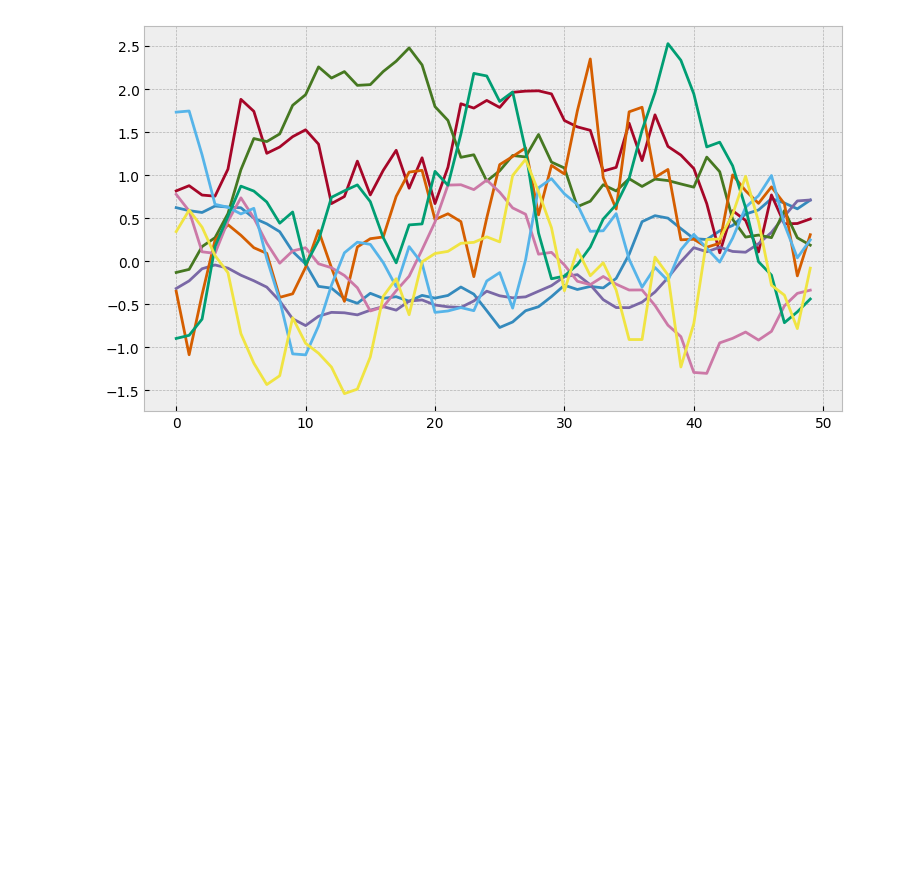
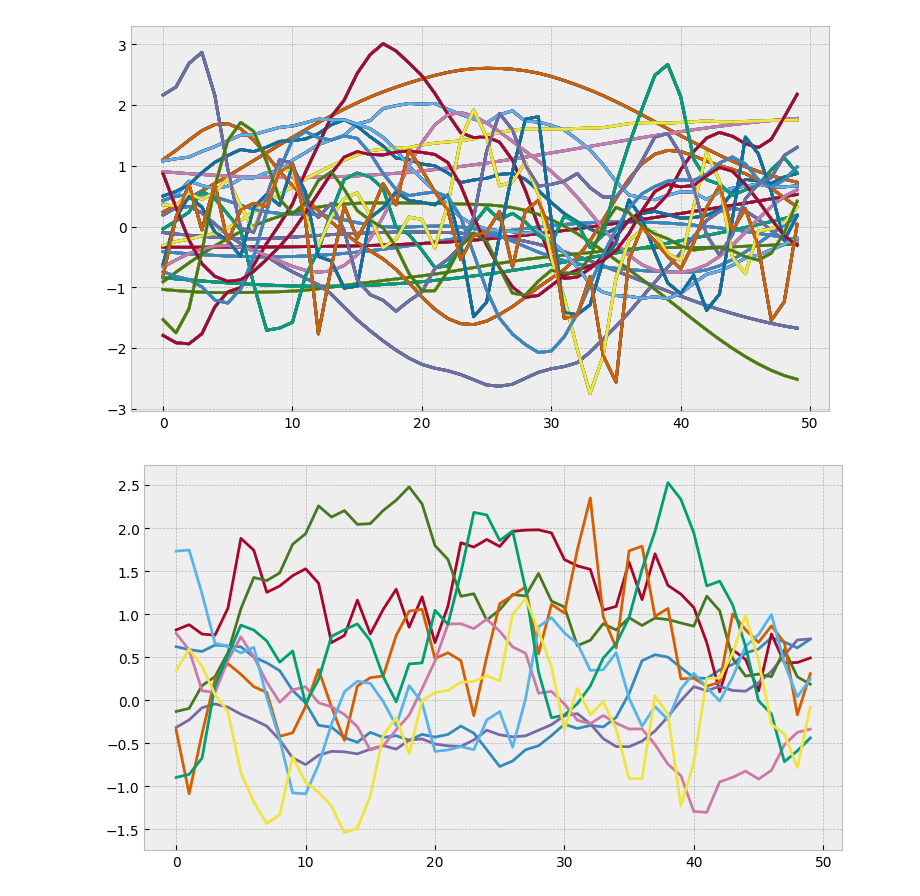
Before and after one commit to m-laprise/partialinfo, a Jupyter notebook: src/inprogress/dgp_draft.ipynb, the cells around one changed output. Cells and saved outputs as stored; diff of their text form; code cells hidden in the pictures; blank space fills up the shorter version.

Commit message:
test U_only data matrix

```diff
--- a/src/inprogress/dgp_draft.ipynb
+++ b/src/inprogress/dgp_draft.ipynb
@@ -20,3 +20,8 @@ m = 25
 #vcovsU, V = _generate_DGP(t = t, m = m, r = r, kernel= 'matern', vtype='random')
 # %%
 vcovsU, V = _generate_DGP(t = t, m = m, r = r, kernel= 'cauchy', vtype='random')
+# %%
+gtm = GTMatrices(1, t, m, r,
+           realizations = 1,
+           U_only=True)
+gtm[0]
@@ -23,3 +30,11 @@ vcovsU, V = _generate_DGP(t = t, m = m, r = r, kernel= 'cauchy', vtype='random')
+# %%
+fig, ax = plt.subplots(1, 1, figsize=(9, 5))
+for col in range(r):
+    ax.plot(gtm[0], label='U_{}'.format(col))
+    #ax.legend()
+plt.show()
+# %% [output]
+[figure, added]
 # %%
 U = _generate_U(vcovsU)
 # Plot each column as a line graph
```
Also changed, not shown: parts of 2 cells of this notebook.
